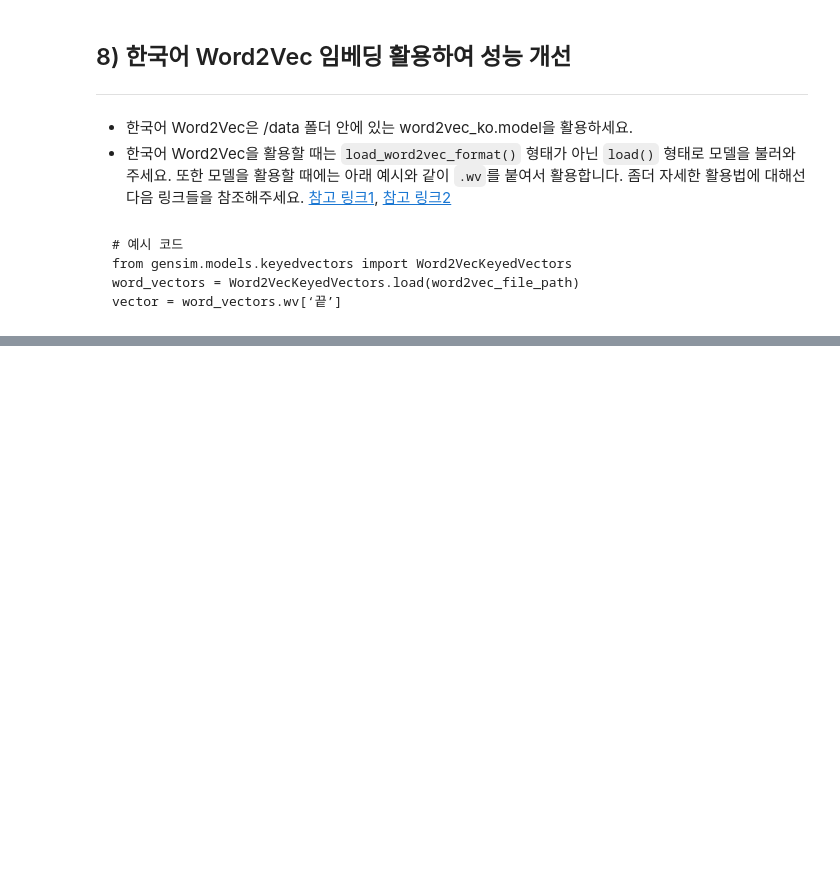
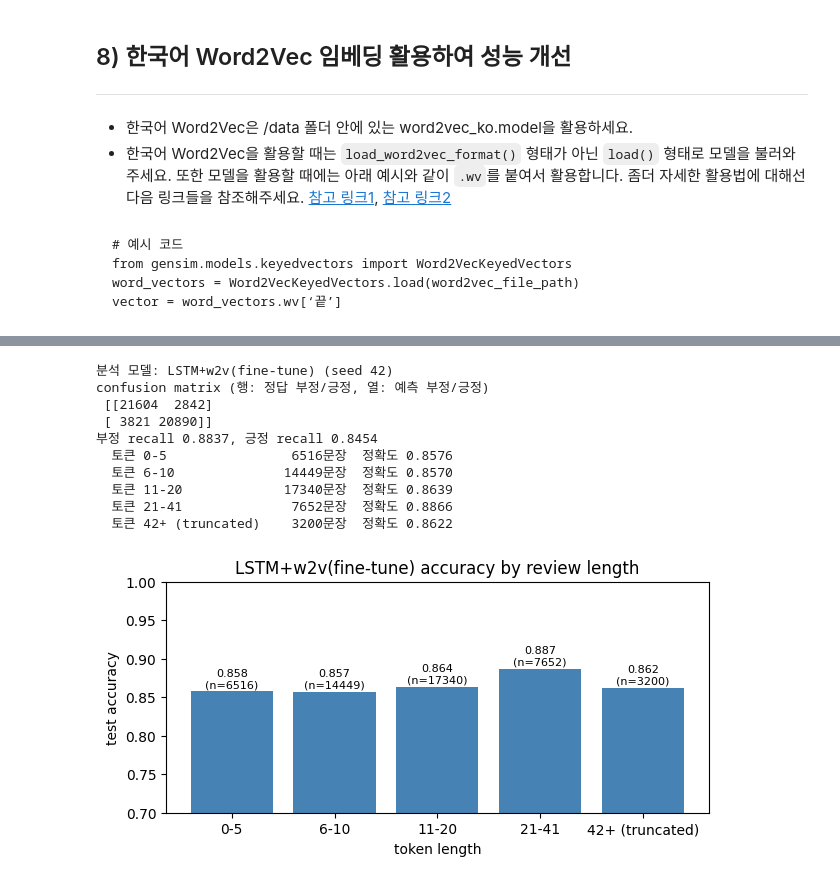
Before and after one commit to gosu1/ERICA_X_MODULABS_NLP, a Jupyter notebook: 02_Sentiment_Analysis/NSMC_sentiment_project.ipynb, the cells around one changed output, grey strips where cells are left out. Saved outputs shown, nothing was run; the diff lists cells and outputs as text; code cells hidden in the pictures; blank space fills up the shorter version.

````diff
--- a/02_Sentiment_Analysis/NSMC_sentiment_project.ipynb
+++ b/02_Sentiment_Analysis/NSMC_sentiment_project.ipynb
@@ -658,7 +777,7 @@ vector = word_vectors.wv[‘끝’]
 ```
 # %%
 # 사전 단어마다 word2vec_ko 벡터를 복사한다. 없는 단어는 word2vec 벡터의 분포에 맞춘 랜덤값으로 둔다.
-rng = np.random.default_rng(SEED)
+rng = np.random.default_rng(0)
 embedding_matrix = rng.normal(0, w2v.vectors.std(), size=(vocab_size, word_vector_dim)).astype(np.float32)
 embedding_matrix[0] = 0  # <PAD>
 found = 0
@@ -669,6 +788,8 @@ for i in range(4, vocab_size):
 print(f'사전 {vocab_size - 4}개 단어 중 word2vec_ko에 있는 단어: {found}개 ({found / (vocab_size - 4):.2%})')
 missing = [index_to_word[i] for i in range(4, vocab_size) if index_to_word[i] not in w2v]
 print('word2vec에 없는 단어 예 (빈도순):', missing[:20])
+miss_ids = {word_to_index[w] for w in missing}
+print('test 문장 중 word2vec에 없는 단어가 하나 이상 있는 비율: {:.4f}'.format(np.mean([any(t in miss_ids for t in s) for s in X_test])))
 # %% [output]
 사전 9996개 단어 중 word2vec_ko에 있는 단어: 9435개 (94.39%)
 word2vec에 없는 단어 예 (빈도순): ['ㅠㅠ', '....', 'ㅜㅜ', 'ㅋㅋㅋㅋ', '강추', '~~~', ';;;', '.....', 'ㅉㅉ', '아까움', '-_-', '네여', '왠만', '별루', 'ㅠㅠㅠ', 'ㅋㅋㅋㅋㅋ', '봣는데', '......', '낚였', '~~~~']
@@ -705,14 +832,0 @@ plt.tight_layout(); plt.show()
-# %%
-r = results['LSTM+word2vec']; h = r['history']; b = r['best_epoch'] - 1
-test_loss, test_acc = run_epoch(r['model'], test_loader, loss_fn)
-summary.append(('LSTM+word2vec', r['best_epoch'], h['train_acc'][b], h['val_acc'][b], test_acc))
-print(f'{"model":<15}{"best ep":>8}{"train acc":>11}{"val acc":>9}{"test acc":>10}')
-for row in summary:
-    print(f'{row[0]:<15}{row[1]:>8}{row[2]:>11.4f}{row[3]:>9.4f}{row[4]:>10.4f}')
-
-# 학습이 끝난 임베딩에서 같은 단어들의 이웃이 어떻게 바뀌었는지 확인
-tuned = r['model'].embedding.weight.detach().cpu().numpy()
-tuned_vectors = KeyedVectors(vector_size=word_vector_dim)
-tuned_vectors.add_vectors([index_to_word[i] for i in range(4, vocab_size)], tuned[4:])
-for word in ['재미', '최고', '지루']:
-    print(word, '→', [w for w, _ in tuned_vectors.most_similar(word, topn=8)])
@@ -754,0 +888,40 @@ test는 각 모델에 한 번씩만 평가했고, 그 결과를 보고 모델이
+# %%
+from sklearn.metrics import confusion_matrix
+
+best_name = max(all_runs, key=lambda n: np.mean([r['val_acc'] for r in all_runs[n].values()]))
+proba = all_runs[best_name][SEEDS[0]]['test_proba']
+pred = (proba > 0.5).astype(int)
+print('분석 모델:', best_name, f'(seed {SEEDS[0]})')
+cm = confusion_matrix(y_test, pred)
+print('confusion matrix (행: 정답 부정/긍정, 열: 예측 부정/긍정)\n', cm)
+print('부정 recall {:.4f}, 긍정 recall {:.4f}'.format(cm[0, 0] / cm[0].sum(), cm[1, 1] / cm[1].sum()))
+
+test_len = np.array([len(s) for s in X_test])
+bins = [(0, 5), (6, 10), (11, 20), (21, maxlen), (maxlen + 1, 10**6)]
+labels, accs, counts = [], [], []
+for lo, hi in bins:
+    m = (test_len >= lo) & (test_len <= hi)
+    labels.append(f'{lo}-{hi}' if hi < 10**6 else f'{lo}+ (truncated)')
+    accs.append(np.mean(pred[m] == y_test[m])); counts.append(m.sum())
+for l, a, c in zip(labels, accs, counts):
+    print(f'  토큰 {l:<16} {c:>6}문장  정확도 {a:.4f}')
+
+plt.figure(figsize=(7, 3))
+plt.bar(labels, accs, color='steelblue')
+for i, (a, c) in enumerate(zip(accs, counts)):
+    plt.text(i, a + 0.005, f'{a:.3f}\n(n={c})', ha='center', fontsize=8)
+plt.ylim(0.7, 1.0); plt.ylabel('test accuracy'); plt.xlabel('token length')
+plt.title(f'{best_name} accuracy by review length')
+plt.show()
+# %% [output]
+분석 모델: LSTM+w2v(fine-tune) (seed 42)
+confusion matrix (행: 정답 부정/긍정, 열: 예측 부정/긍정)
+ [[21604  2842]
+ [ 3821 20890]]
+부정 recall 0.8837, 긍정 recall 0.8454
+  토큰 0-5                6516문장  정확도 0.8576
+  토큰 6-10              14449문장  정확도 0.8570
+  토큰 11-20             17340문장  정확도 0.8639
+  토큰 21-41              7652문장  정확도 0.8866
+  토큰 42+ (truncated)    3200문장  정확도 0.8622
+[figure, added]
````
Also changed, not shown: parts of 44 cells of this notebook, 1 other file.
